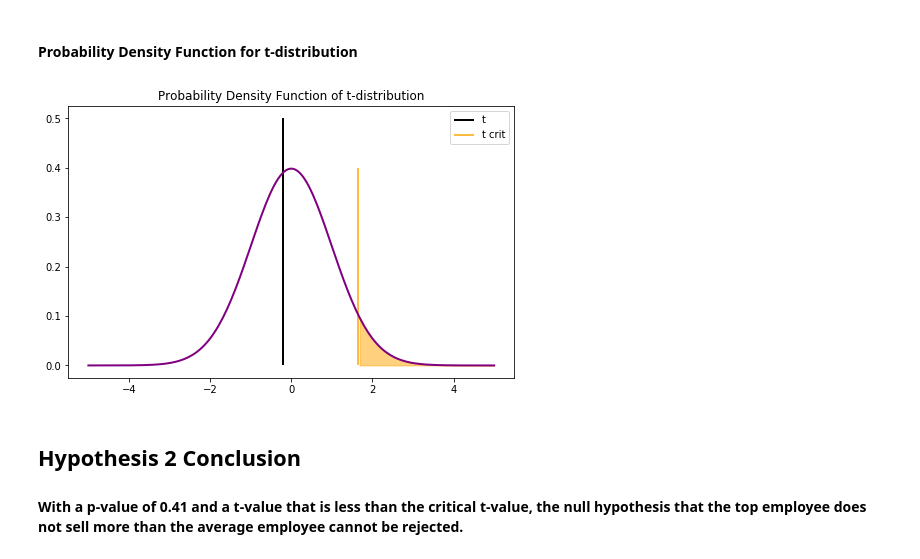
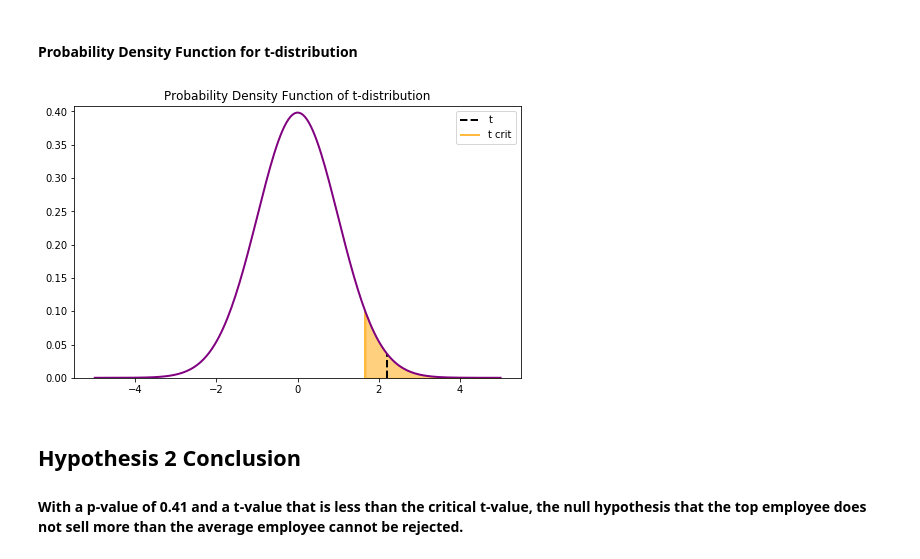
Before and after one commit to MagicMilly/dsc-2-final-project-online-ds-ft-100118, a Jupyter notebook: student.ipynb, the cells around one changed output. Saved outputs shown, nothing was run; the diff lists cells and outputs as text; code cells hidden in the pictures.

Commit message:
my plot is peeeerrrfffeeecccttt

```diff
--- a/student.ipynb
+++ b/student.ipynb
@@ -696,27 +696,23 @@ Results are not statistically significant if the t-value is less than the critic
 # %%
 df = len(number_4_sales.Total) - 1
 xs = np.linspace(-5,5,200)
 
 ys = stats.t.pdf(xs, df)
 
 fig = plt.figure(figsize=(8,5))
 
 ax = fig.gca()
 ax.plot(xs, ys, linewidth=2, color='purple')
-ax.vlines(t, ymin=0, ymax=0.5, color='black', linewidth=2, linestyle='-', label='t')
-ax.vlines(t_crit, ymin=0, ymax=0.4, color='orange', label="t crit")
+ax.vlines(t, ymin=0, ymax=stats.t.pdf(t,df), color='black', linewidth=2, linestyle='--', label='t')
+ax.vlines(t_crit, ymin=0, ymax=stats.t.pdf(t_crit,df), color='orange', label="t crit")
 ax.fill_between(xs, 0, ys, where=(xs>=t_crit), color='orange', alpha=0.5)
 plt.title('Probability Density Function of t-distribution')
+plt.autoscale(tight=True, axis='y')
+plt.ylim(top=np.max(ys)+0.01)
 plt.legend()
 plt.show();
-
-
-# what Milly wants
-# the curve to touch the bottom of the box
-# the lines to only touch the top of the curve
-# filled-in areas
 # %% [output]
-[figure, old version]
+[figure, new version]
 # %% [markdown]
 ## Hypothesis 2 Conclusion
 #### With a p-value of 0.41 and a t-value that is less than the critical t-value, the null hypothesis that the top employee does not sell more than the average employee cannot be rejected.
```
Also changed, not shown: parts of 2 cells of this notebook.
